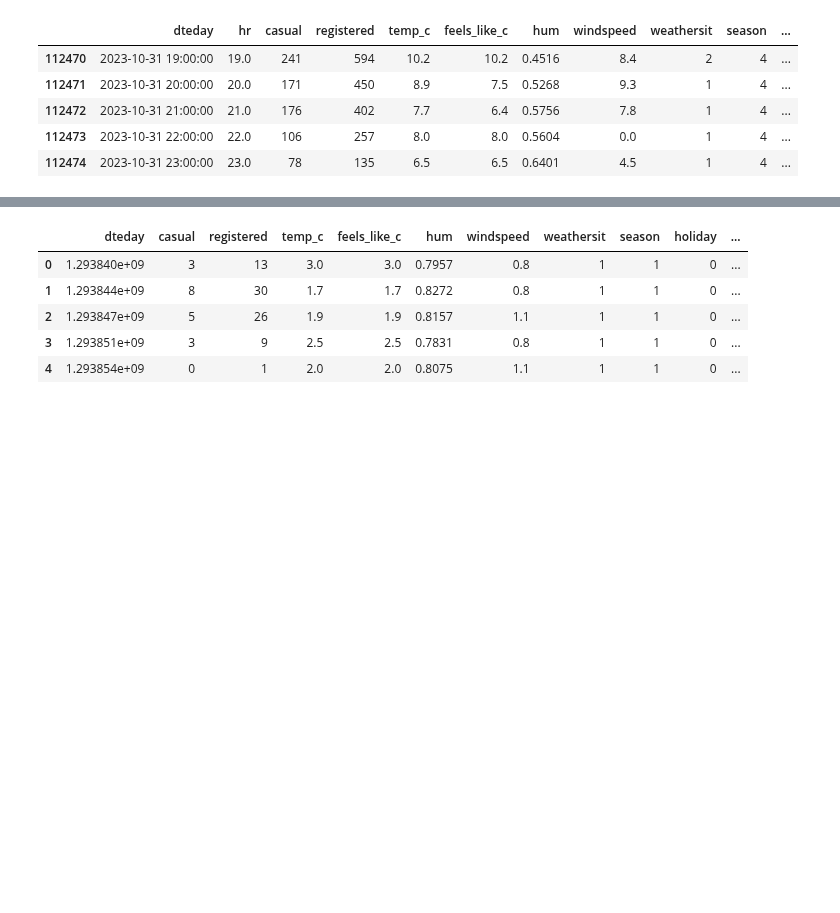
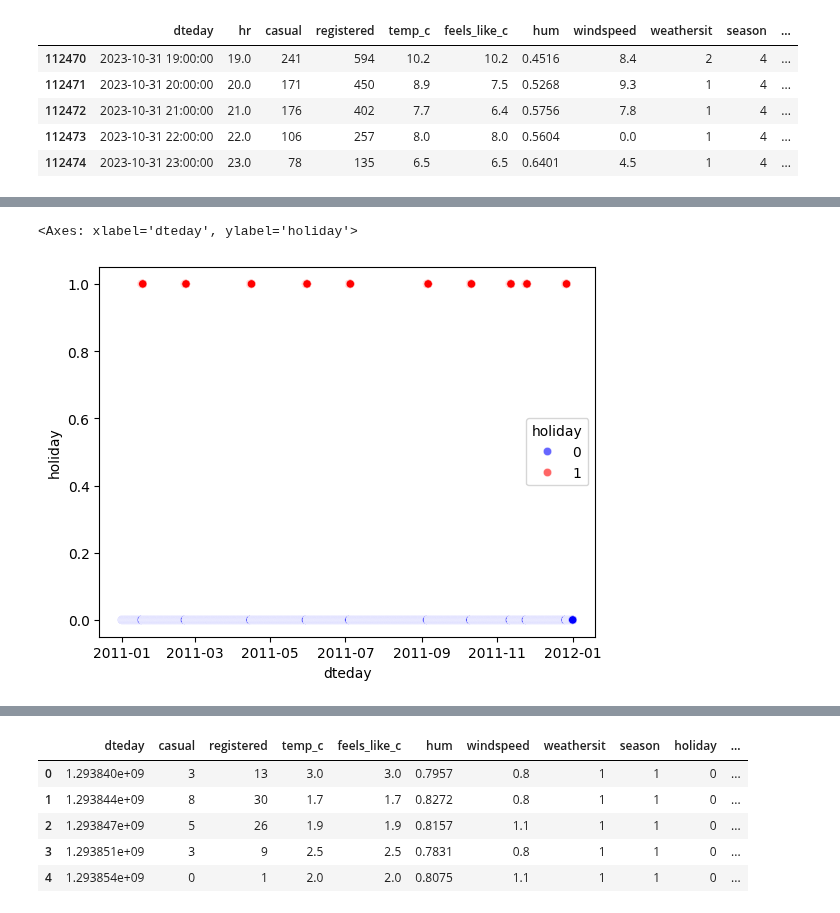
Before and after one commit to MarshallPotts/CSE450-Machine-Learning, a Jupyter notebook: case_study4.ipynb, the cells around one changed output, grey strips where cells are left out. Drawn from its saved outputs; the diff is of its cells as text; code cells hidden in the pictures; blank space fills up the shorter version.

```diff
--- a/case_study4.ipynb
+++ b/case_study4.ipynb
@@ -65,3 +66,9 @@ bikes.tail()
 | 112472 | 2023-10-31 21:00:00 | 21.0 | 176 | 402 | 7.7 | 6.4 | 0.5756 | 7.8 | 1 | 4 | ... |
 | 112473 | 2023-10-31 22:00:00 | 22.0 | 106 | 257 | 8.0 | 8.0 | 0.5604 | 0.0 | 1 | 4 | ... |
 | 112474 | 2023-10-31 23:00:00 | 23.0 | 78 | 135 | 6.5 | 6.5 | 0.6401 | 4.5 | 1 | 4 | ... |
+# %%
+#add day, month and year columns.
+bikes['day'] = bikes['dteday'].dt.day
+bikes['month'] = bikes['dteday'].dt.month
+bikes['year'] = bikes['dteday'].dt.year
+bikes.head()
@@ -67,0 +92,22 @@ bikes.tail()
+# %%
+#filter the years
+bikes_2011 = bikes[bikes['year'] == 2011]
+bikes_2012 = bikes[bikes['year'] == 2012]
+bikes_2013 = bikes[bikes['year'] == 2013]
+bikes_2014 = bikes[bikes['year'] == 2014]
+bikes_2015 = bikes[bikes['year'] == 2015]
+bikes_2016 = bikes[bikes['year'] == 2016]
+bikes_2017 = bikes[bikes['year'] == 2017]
+bikes_2018 = bikes[bikes['year'] == 2018]
+bikes_2019 = bikes[bikes['year'] == 2019]
+bikes_2020 = bikes[bikes['year'] == 2020]
+bikes_2021 = bikes[bikes['year'] == 2021]
+bikes_2022 = bikes[bikes['year'] == 2022]
+bikes_2023 = bikes[bikes['year'] == 2023]
+
+bikes_2011.head()
+#graph the date vs the holidays
+sns.scatterplot(x=bikes_2011["dteday"], y=bikes_2011["holiday"], hue=bikes_2011['holiday'], palette={0: "blue", 1: "red"}, alpha=0.6)
+# %% [output]
+<Axes: xlabel='dteday', ylabel='holiday'>
+[figure, added]
```
Also changed, not shown: parts of 10 cells of this notebook.
